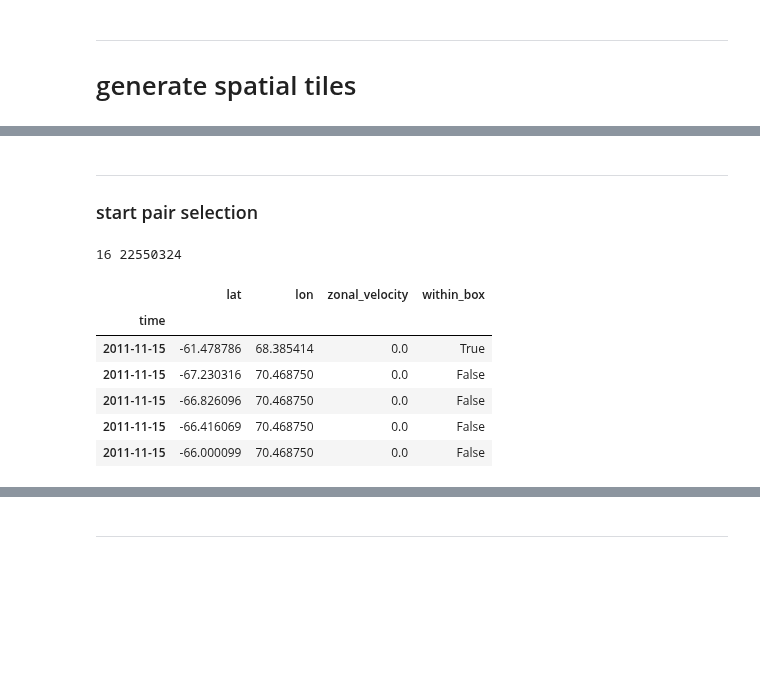
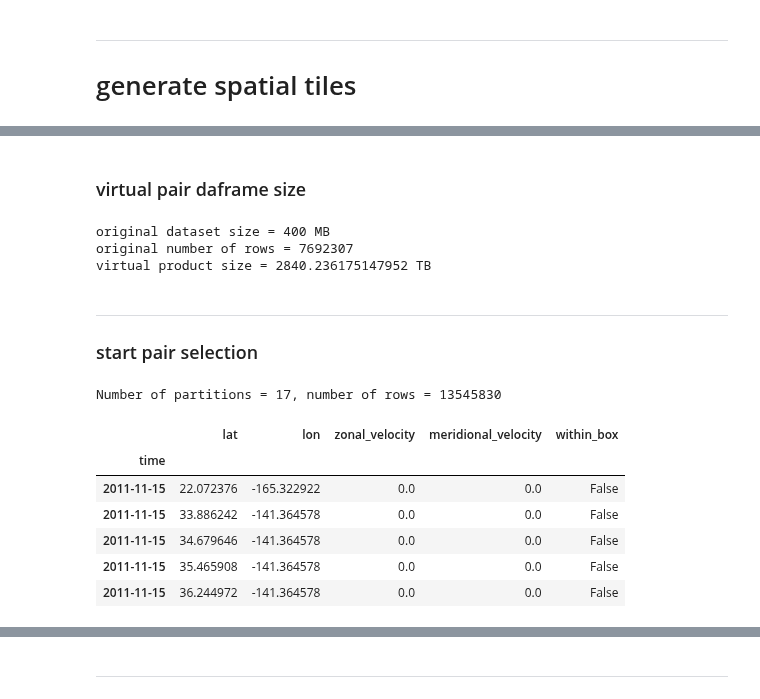
Before and after one commit to apatlpo/mit_equinox, a Jupyter notebook: parcels/space_time_autocovariance.ipynb, the cells around one changed output, grey strips where cells are left out. Cells and saved outputs as stored; diff of their text form; code cells hidden in the pictures; blank space fills up the shorter version.

```diff
--- a/parcels/space_time_autocovariance.ipynb
+++ b/parcels/space_time_autocovariance.ipynb
@@ -74,10 +75,13 @@ client
 
 # parameters
 # %%
-dl = 5 # target tile size
+dl = 10 # target tile size
 geohash_resolution = 2 # for geohash indexing
 
-d2h=24
+d2h=24 # days to hours
+
+# directory where files will be processed
+process_dir = os.path.join(ut.scratch, "parcels")
 # %% [markdown]
 ---
 # load parcels simulation
@@ -219,3 +282,16 @@ df_refined.to_parquet(parquet_path, overwrite=True)
+# %% [markdown]
+### virtual pair daframe size
+# %%
+ds_size = 400
+n_rows = int(ds_size*1e6/4/13) # 13 = number of columns
+virtual_product_size = 4*n_rows**2*2*6 # 6 = number of variables
+print("original dataset size = {} MB".format(ds_size))
+print("original number of rows = {}".format(n_rows))
+print("virtual product size = {} TB".format(virtual_product_size/1e12))
+# %% [output]
+original dataset size = 400 MB
+original number of rows = 7692307
+virtual product size = 2840.236175147952 TB
 # %% [markdown]
 ---
 ### start pair selection
@@ -235,14 +308,30 @@ y_bins = x_bins # km
 # %%
-parquet_path = os.path.join(ut.scratch, "tmp.parquet")
-df = dd.read_parquet(parquet_path, engine="fastparquet")[["lat", "lon", "zonal_velocity", "within_box"]]
-print(df.npartitions, df.size.compute())
+# select one tile/box
+ibox = 398
+
+parquet_path = os.path.join(process_dir,
+                            "raw_b{:04d}.parquet".format(ibox),
+                           )
+
+df = dd.read_parquet(parquet_path, engine="fastparquet")
+df = df[["lat", "lon",
+         "zonal_velocity", "meridional_velocity",
+         "within_box",
+        ]]
+
+print("Number of partitions = {}, number of rows = {}"
+      .format(df.npartitions, df.index.size.compute()),
+     )
+
+df = df.persist()
+
 df.head()
 # %% [output]
-16 22550324
+Number of partitions = 17, number of rows = 13545830
-|  | lat | lon | zonal_velocity | within_box |
-| time |  |  |  |  |
-| 2011-11-15 | -61.478786 | 68.385414 | 0.0 | True |
-| 2011-11-15 | -67.230316 | 70.468750 | 0.0 | False |
-| 2011-11-15 | -66.826096 | 70.468750 | 0.0 | False |
-| 2011-11-15 | -66.416069 | 70.468750 | 0.0 | False |
-| 2011-11-15 | -66.000099 | 70.468750 | 0.0 | False |
+|  | lat | lon | zonal_velocity | meridional_velocity | within_box |
+| time |  |  |  |  |  |
+| 2011-11-15 | 22.072376 | -165.322922 | 0.0 | 0.0 | False |
+| 2011-11-15 | 33.886242 | -141.364578 | 0.0 | 0.0 | False |
+| 2011-11-15 | 34.679646 | -141.364578 | 0.0 | 0.0 | False |
+| 2011-11-15 | 35.465908 | -141.364578 | 0.0 | 0.0 | False |
+| 2011-11-15 | 36.244972 | -141.364578 | 0.0 | 0.0 | False |
```
Also changed, not shown: parts of 105 cells of this notebook, 4 other files.
